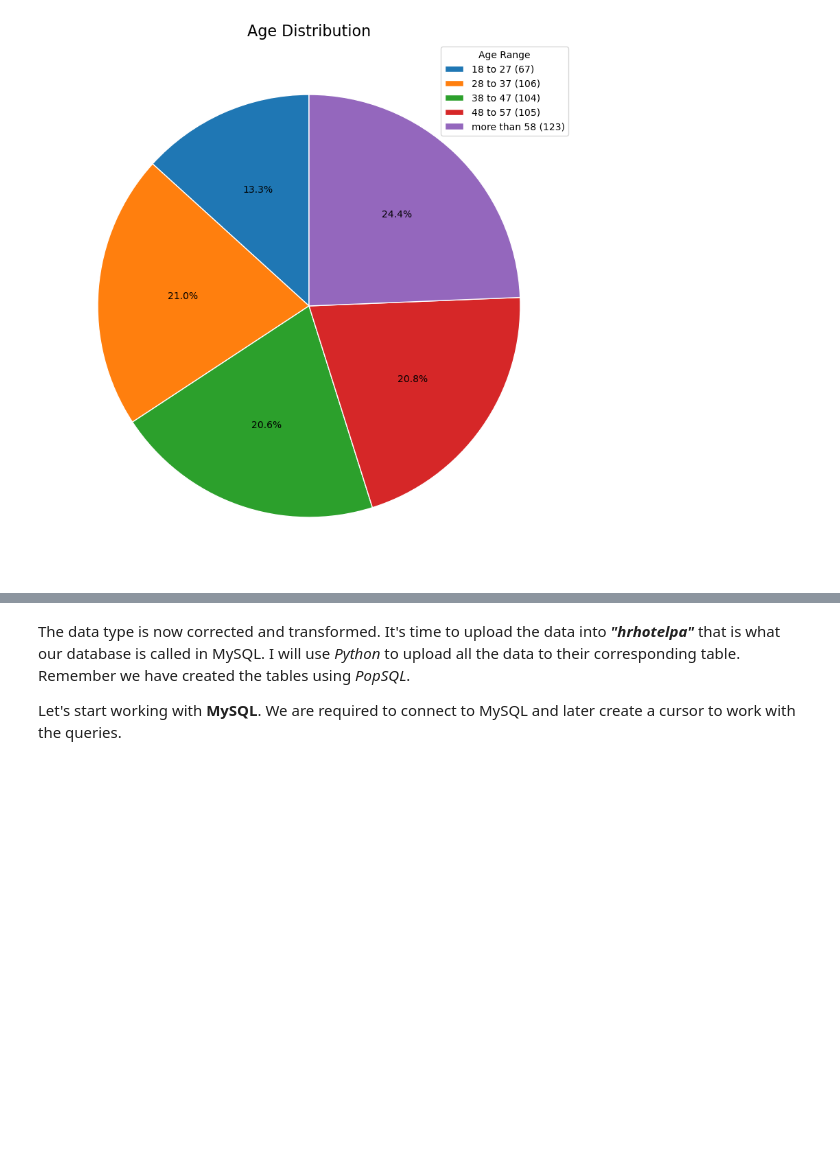
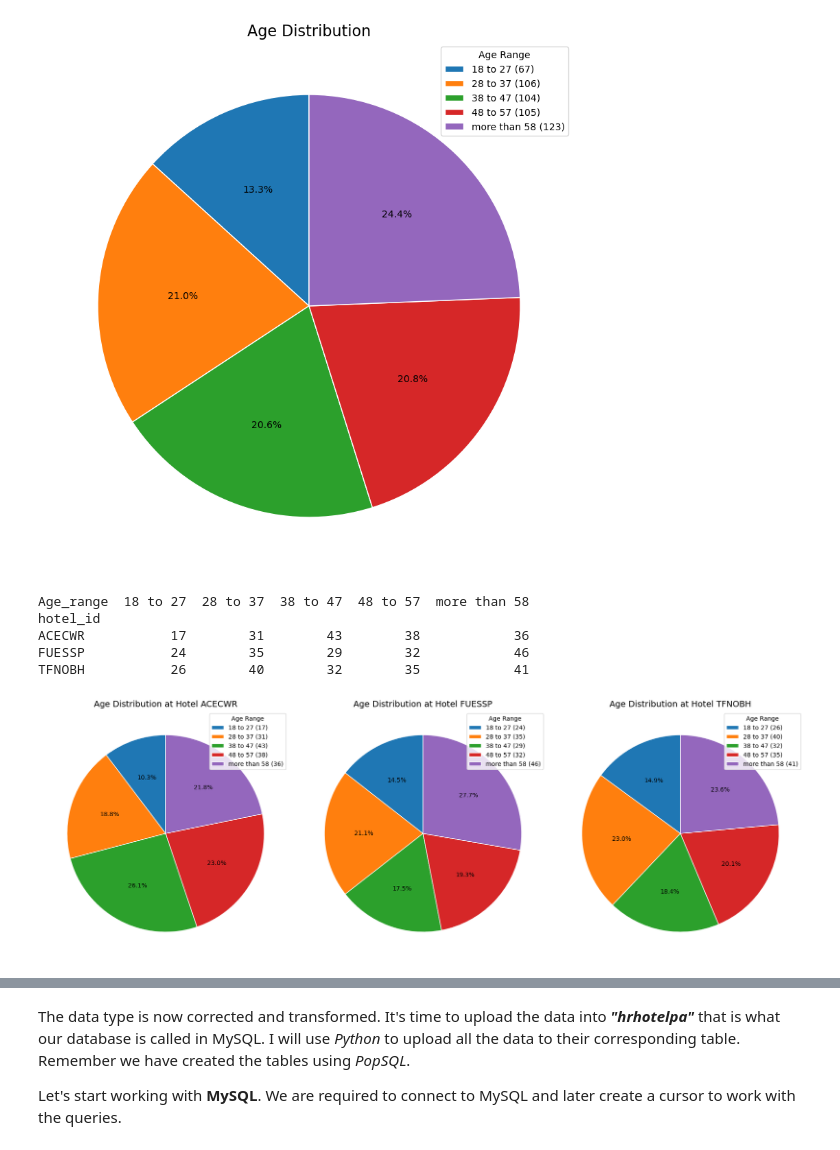
Before and after one commit to nachogalasso/da_python, a Jupyter notebook: hotel_hranalytics/hhanalysis.ipynb, the cells around one changed output, grey strips where cells are left out. Drawn from its saved outputs; the diff is of its cells as text; code cells hidden in the pictures; blank space fills up the shorter version.

```diff
--- a/hotel_hranalytics/hhanalysis.ipynb
+++ b/hotel_hranalytics/hhanalysis.ipynb
@@ -279,6 +278,29 @@ ax.set_title('Age Distribution', fontsize=16)
 # %% [output]
 Text(0.5, 1.0, 'Age Distribution')
 [figure]
+# %%
+# Age distribution by hotels
+agerange_by_hotel = df_rawemp.groupby(['hotel_id', 'Age_range']).size().unstack()
+print(agerange_by_hotel)
+
+fig, axs = plt.subplots(1, 3, figsize=(18, 6))
+
+for i, hotel in enumerate(agerange_by_hotel.index):
+    ax = axs[i]
+    labelsbyhotel = [f'{age} ({count})' for age, count in zip(age_range_count.index, agerange_by_hotel.loc[hotel])]
+    ax.pie(agerange_by_hotel.loc[hotel], autopct='%1.1f%%', center=(4, 4), wedgeprops={"linewidth": 1, "edgecolor": "white"}, startangle=90)
+    ax.set_title(f'Age Distribution at Hotel {hotel}', fontsize=14)
+    ax.legend(labelsbyhotel, loc='upper right', title='Age Range')
+
+plt.tight_layout()
+plt.show()
+# %% [output]
+Age_range  18 to 27  28 to 37  38 to 47  48 to 57  more than 58
+hotel_id
+ACECWR           17        31        43        38            36
+FUESSP           24        35        29        32            46
+TFNOBH           26        40        32        35            41
+[figure, added]
 # %%
 on_license_count = df_rawemp['on_license'].value_counts()
 print(on_license_count)
```
Also changed, not shown: parts of 6 cells of this notebook.
